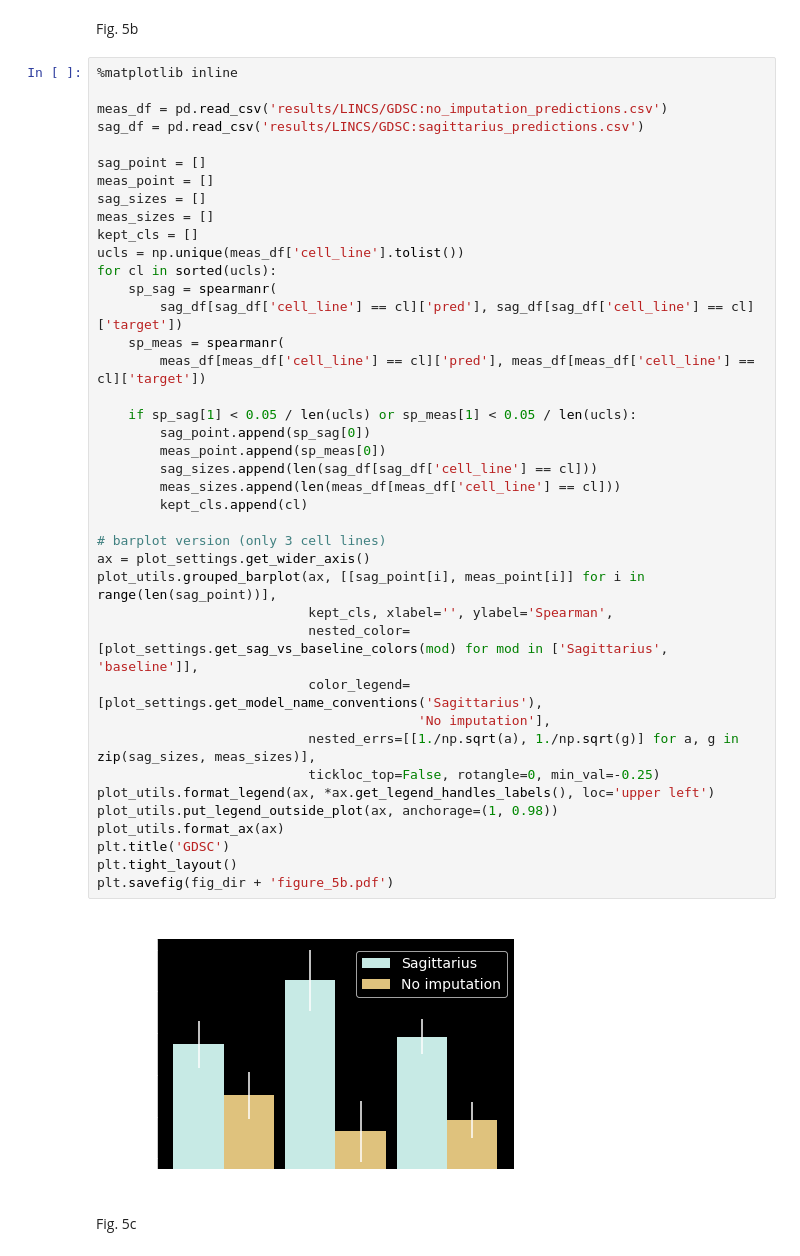
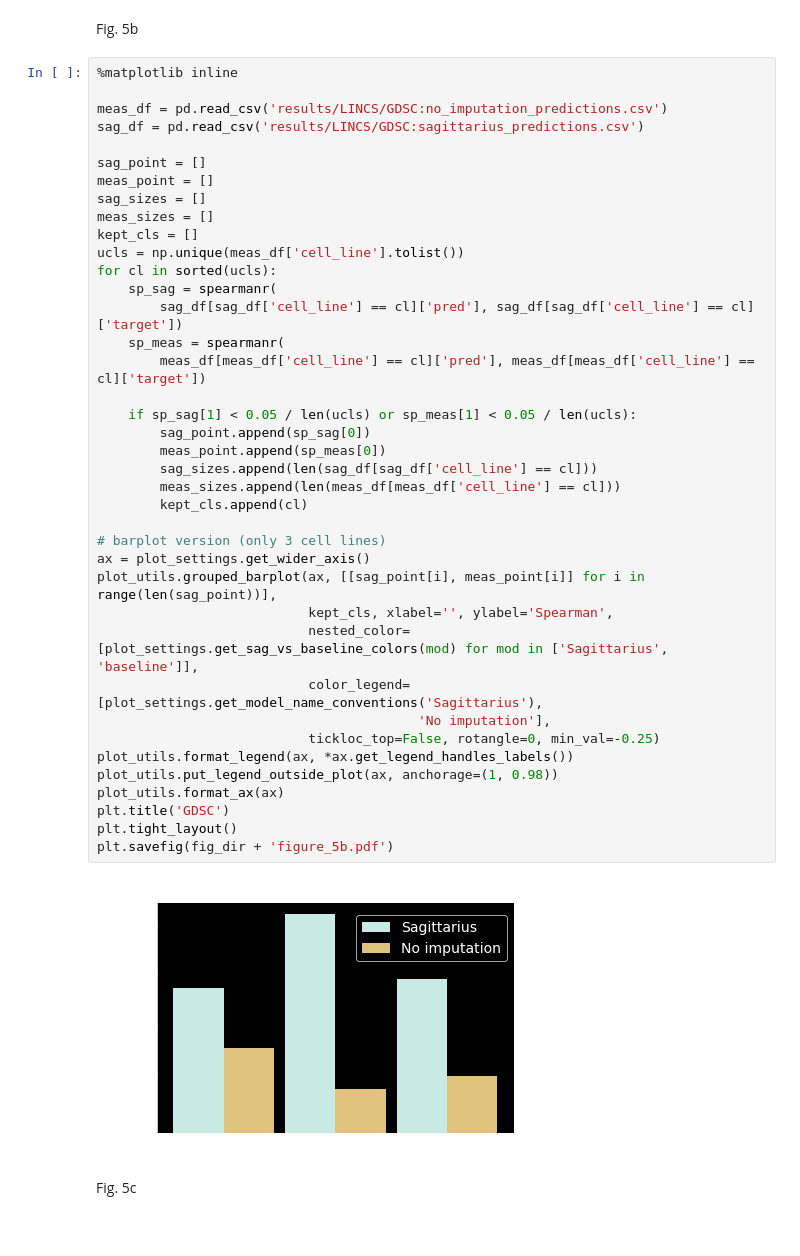
Before and after one commit to addiewc/Sagittarius, a Jupyter notebook: figures/reproduce_figure_5.ipynb, the cells around one changed output. Cells and saved outputs as stored; diff of their text form.

```diff
--- a/figures/reproduce_figure_5.ipynb
+++ b/figures/reproduce_figure_5.ipynb
@@ -29,36 +29,35 @@ sag_sizes = []
 meas_sizes = []
 kept_cls = []
 ucls = np.unique(meas_df['cell_line'].tolist())
 for cl in sorted(ucls):
     sp_sag = spearmanr(
         sag_df[sag_df['cell_line'] == cl]['pred'], sag_df[sag_df['cell_line'] == cl]['target'])
     sp_meas = spearmanr(
         meas_df[meas_df['cell_line'] == cl]['pred'], meas_df[meas_df['cell_line'] == cl]['target'])
 
     if sp_sag[1] < 0.05 / len(ucls) or sp_meas[1] < 0.05 / len(ucls):
         sag_point.append(sp_sag[0])
         meas_point.append(sp_meas[0])
         sag_sizes.append(len(sag_df[sag_df['cell_line'] == cl]))
         meas_sizes.append(len(meas_df[meas_df['cell_line'] == cl]))
         kept_cls.append(cl)
 
 # barplot version (only 3 cell lines)
 ax = plot_settings.get_wider_axis()
 plot_utils.grouped_barplot(ax, [[sag_point[i], meas_point[i]] for i in range(len(sag_point))],
                            kept_cls, xlabel='', ylabel='Spearman',
                            nested_color=[plot_settings.get_sag_vs_baseline_colors(mod) for mod in ['Sagittarius', 'baseline']],
                            color_legend=[plot_settings.get_model_name_conventions('Sagittarius'),
                                          'No imputation'],
-                           nested_errs=[[1./np.sqrt(a), 1./np.sqrt(g)] for a, g in zip(sag_sizes, meas_sizes)],
                            tickloc_top=False, rotangle=0, min_val=-0.25)
-plot_utils.format_legend(ax, *ax.get_legend_handles_labels(), loc='upper left')
+plot_utils.format_legend(ax, *ax.get_legend_handles_labels())
 plot_utils.put_legend_outside_plot(ax, anchorage=(1, 0.98))
 plot_utils.format_ax(ax)
 plt.title('GDSC')
 plt.tight_layout()
 plt.savefig(fig_dir + 'figure_5b.pdf')
 # %% [output]
-[figure, old version]
+[figure, new version]
 # %% [markdown]
 Fig. 5c
 # %%
```
Also changed, not shown: 1 other file.
